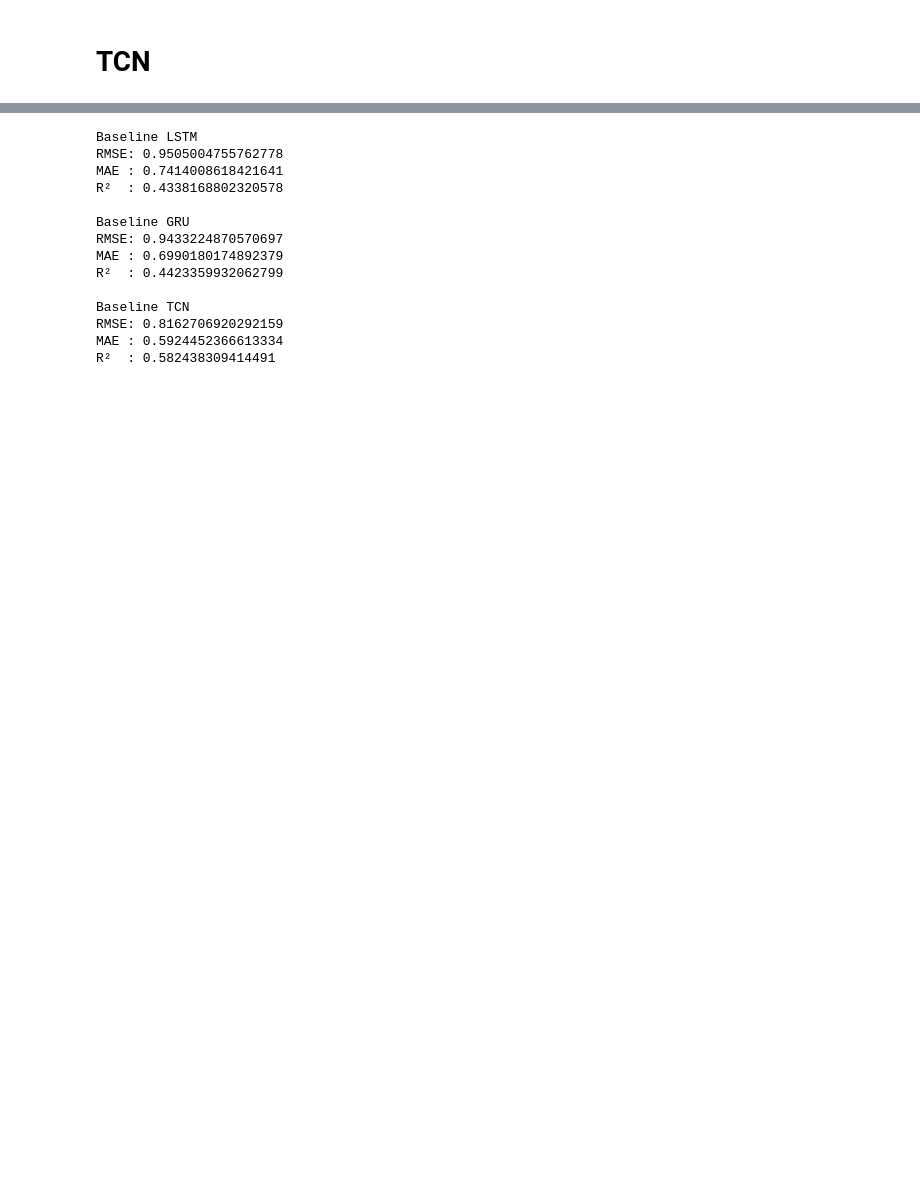
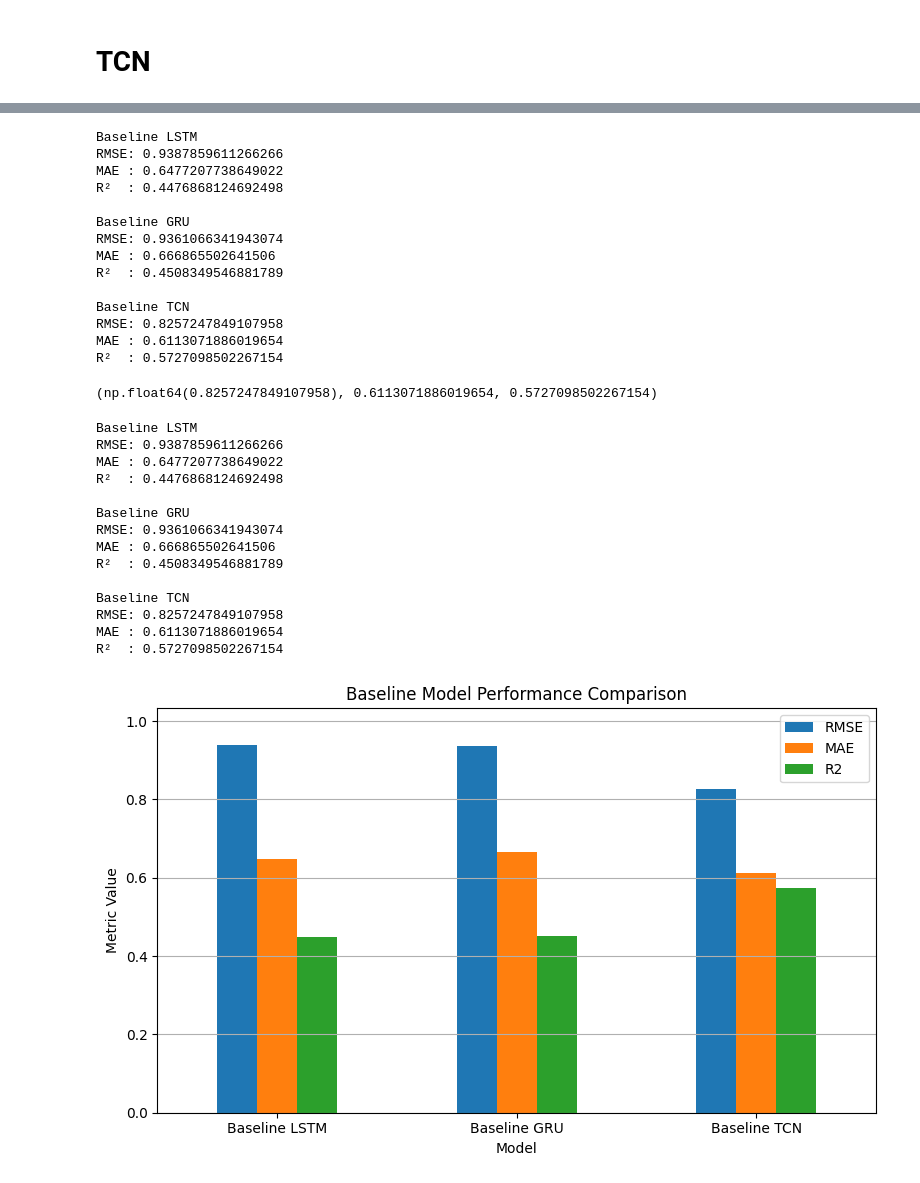
Before and after one commit to AaditiG1/AirQuality_AI, a Jupyter notebook: AirQuality.ipynb, the cells around one changed output, grey strips where cells are left out. Saved outputs shown, nothing was run; the diff lists cells and outputs as text; code cells hidden in the pictures; blank space fills up the shorter version.

```diff
--- a/AirQuality.ipynb
+++ b/AirQuality.ipynb
@@ -275,7 +577,7 @@ Epoch 20/20
 # %%
 tcn_base = Sequential([
-    Conv1D(filters=32, kernel_size=3, activation='relu',
-           input_shape=(X_train.shape[1], X_train.shape[2])),
+    Input(shape=(X_train.shape[1], X_train.shape[2])),  # Proper Input layer
+    Conv1D(filters=32, kernel_size=3, activation='relu'),
     Flatten(),
     Dense(1)
 ])
@@ -327,23 +648,64 @@ def evaluate(model, name):
     print("RMSE:", rmse)
     print("MAE :", mae)
     print("R²  :", r2)
+    return (rmse, mae, r2)
+
 
 evaluate(lstm_base, "Baseline LSTM")
 evaluate(gru_base, "Baseline GRU")
 evaluate(tcn_base, "Baseline TCN")
 # %% [output]
 Baseline LSTM
-RMSE: 0.9505004755762778
-MAE : 0.7414008618421641
-R²  : 0.4338168802320578
+RMSE: 0.9387859611266266
+MAE : 0.6477207738649022
+R²  : 0.4476868124692498
 
 Baseline GRU
-RMSE: 0.9433224870570697
-MAE : 0.6990180174892379
-R²  : 0.4423359932062799
+RMSE: 0.9361066341943074
+MAE : 0.666865502641506
+R²  : 0.4508349546881789
 
 Baseline TCN
-RMSE: 0.8162706920292159
-MAE : 0.5924452366613334
-R²  : 0.582438309414491
+RMSE: 0.8257247849107958
+MAE : 0.6113071886019654
+R²  : 0.5727098502267154
+(np.float64(0.8257247849107958), 0.6113071886019654, 0.5727098502267154)
+# %%
+# Create DataFrame for evaluation metrics
+results_df = pd.DataFrame(columns=['Model', 'RMSE', 'MAE', 'R2'])
+
+# Evaluate models and store metrics
+results_df.loc[len(results_df)] = ('Baseline LSTM', *evaluate(lstm_base, "Baseline LSTM"))
+results_df.loc[len(results_df)] = ('Baseline GRU',  *evaluate(gru_base, "Baseline GRU"))
+results_df.loc[len(results_df)] = ('Baseline TCN',  *evaluate(tcn_base, "Baseline TCN"))
+
+# Set 'Model' as index for plotting
+results_df.set_index('Model', inplace=True)
+
+# Plot grouped bar chart
+results_df.plot(kind='bar', figsize=(8,5))
+plt.title("Baseline Model Performance Comparison")
+plt.ylabel("Metric Value")
+plt.ylim(0, max(results_df.max())*1.1)  # add some space above bars
+plt.xticks(rotation=0)
+plt.legend(loc='upper right')
+plt.grid(axis='y')
+plt.tight_layout()
+plt.show()
+# %% [output]
+Baseline LSTM
+RMSE: 0.9387859611266266
+MAE : 0.6477207738649022
+R²  : 0.4476868124692498
+
+Baseline GRU
+RMSE: 0.9361066341943074
+MAE : 0.666865502641506
+R²  : 0.4508349546881789
+
+Baseline TCN
+RMSE: 0.8257247849107958
+MAE : 0.6113071886019654
+R²  : 0.5727098502267154
+[figure, added]
 # %% [markdown]
```
Also changed, not shown: parts of 74 cells of this notebook.
